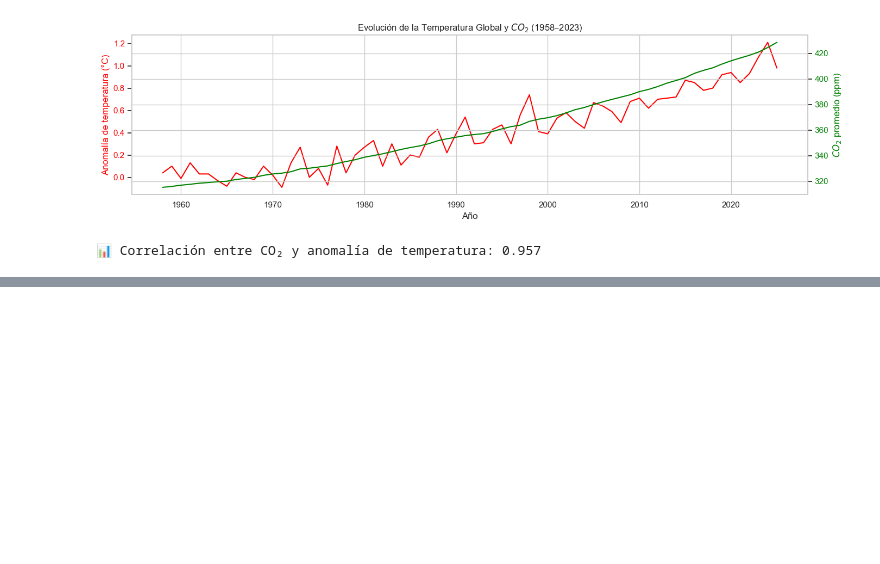
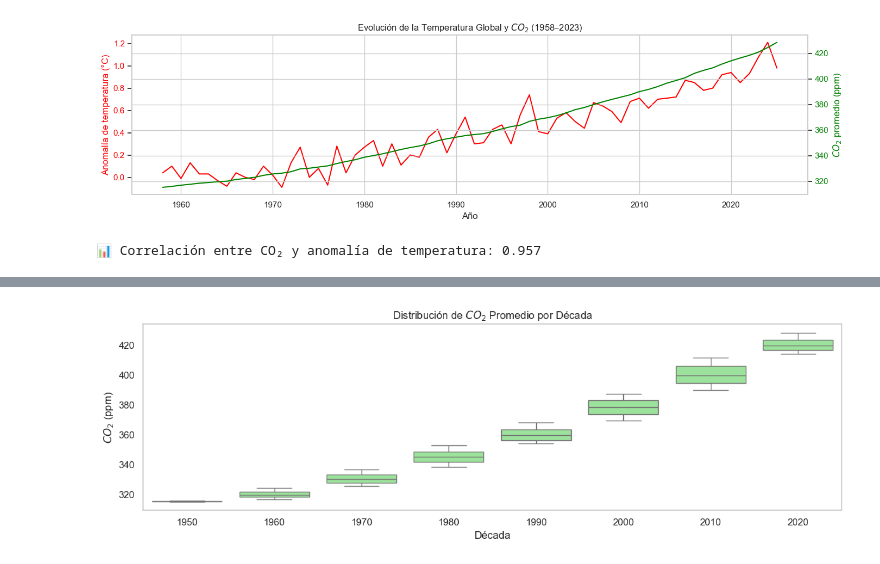
Before and after one commit to EslannyR/Tendencias-Climaticas, a Jupyter notebook: notebooks/01_exploracion_dataset.ipynb, the cells around one changed output, grey strips where cells are left out. Saved outputs shown, nothing was run; the diff lists cells and outputs as text; code cells hidden in the pictures; blank space fills up the shorter version.

```diff
--- a/notebooks/01_exploracion_dataset.ipynb
+++ b/notebooks/01_exploracion_dataset.ipynb
@@ -204,0 +254,12 @@ df_comb.to_csv("../data/clean/df_comb.csv", index=False)
+# %%
+# Visualización boxplot de la concentración de CO₂ por década
+plt.figure(figsize=(12, 4))
+sns.boxplot(data=df_comb, x='decade', y='co2_avg', color='lightgreen')
+plt.title('Distribución de $CO_2$ Promedio por Década')
+plt.xlabel('Década')
+plt.ylabel('$CO_2$ (ppm)')
+plt.grid(axis='y')
+plt.tight_layout()
+plt.show()
+# %% [output]
+[figure, added]
```
Also changed, not shown: parts of 12 cells of this notebook, 1 other file.
